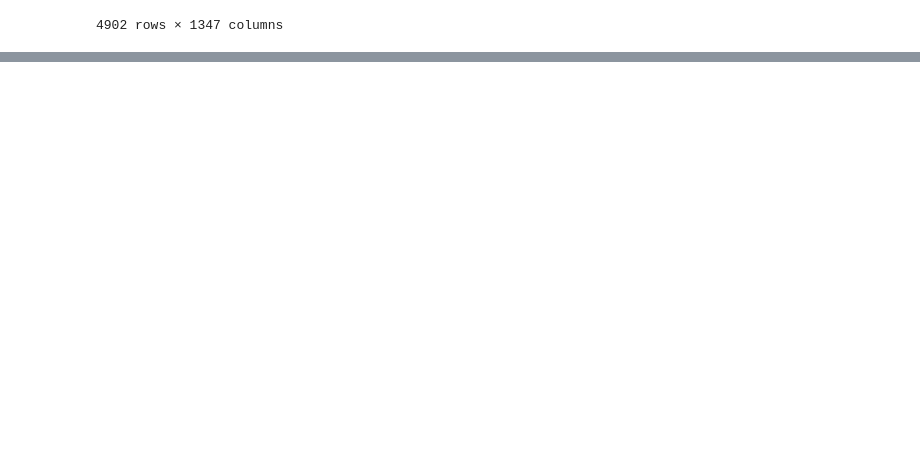
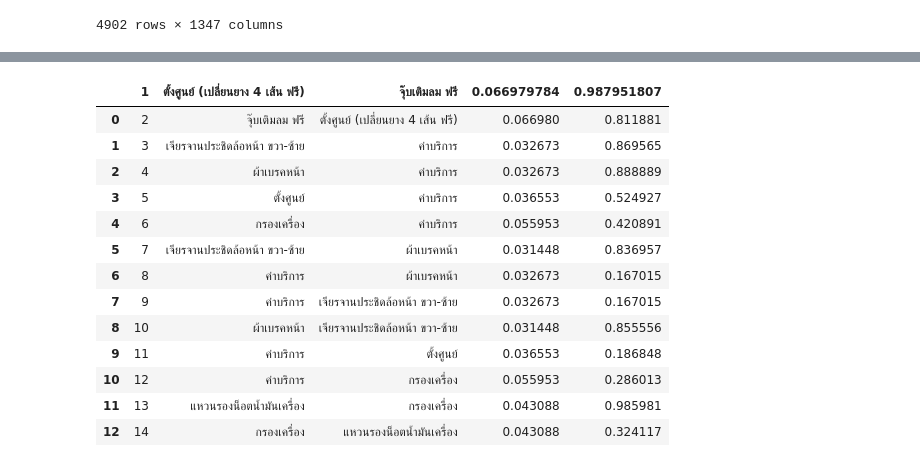
Before and after one commit to pinklaosa/RFM-Algorithm-and-Association-Algorithm, a Jupyter notebook: 03_ASSOCIATION.ipynb, the cells around one changed output, grey strips where cells are left out. Cells and saved outputs as stored; diff of their text form; code cells hidden in the pictures; blank space fills up the shorter version.

```diff
--- a/03_ASSOCIATION.ipynb
+++ b/03_ASSOCIATION.ipynb
@@ -139,0 +163,18 @@ rules.to_csv(r'ASSOCIATION.csv', encoding='utf-8')
+# %%
+product = pd.read_csv(r'ASSOCIATION.csv')
+product
+# %% [output]
+|  | 1 | ตั้งศูนย์ (เปลี่ยนยาง 4 เส้น ฟรี) | จุ๊บเติมลม ฟรี | 0.066979784 | 0.987951807 |
+| 0 | 2 | จุ๊บเติมลม ฟรี | ตั้งศูนย์ (เปลี่ยนยาง 4 เส้น ฟรี) | 0.066980 | 0.811881 |
+| 1 | 3 | เจียรจานประชิดล้อหน้า ขวา-ซ้าย | ค่าบริการ | 0.032673 | 0.869565 |
+| 2 | 4 | ผ้าเบรคหน้า | ค่าบริการ | 0.032673 | 0.888889 |
+| 3 | 5 | ตั้งศูนย์ | ค่าบริการ | 0.036553 | 0.524927 |
+| 4 | 6 | กรองเครื่อง | ค่าบริการ | 0.055953 | 0.420891 |
+| 5 | 7 | เจียรจานประชิดล้อหน้า ขวา-ซ้าย | ผ้าเบรคหน้า | 0.031448 | 0.836957 |
+| 6 | 8 | ค่าบริการ | ผ้าเบรคหน้า | 0.032673 | 0.167015 |
+| 7 | 9 | ค่าบริการ | เจียรจานประชิดล้อหน้า ขวา-ซ้าย | 0.032673 | 0.167015 |
+| 8 | 10 | ผ้าเบรคหน้า | เจียรจานประชิดล้อหน้า ขวา-ซ้าย | 0.031448 | 0.855556 |
+| 9 | 11 | ค่าบริการ | ตั้งศูนย์ | 0.036553 | 0.186848 |
+| 10 | 12 | ค่าบริการ | กรองเครื่อง | 0.055953 | 0.286013 |
+| 11 | 13 | แหวนรองน็อตน้ำมันเครื่อง | กรองเครื่อง | 0.043088 | 0.985981 |
+| 12 | 14 | กรองเครื่อง | แหวนรองน็อตน้ำมันเครื่อง | 0.043088 | 0.324117 |
```
Also changed, not shown: parts of 9 cells of this notebook, 11 other files.
